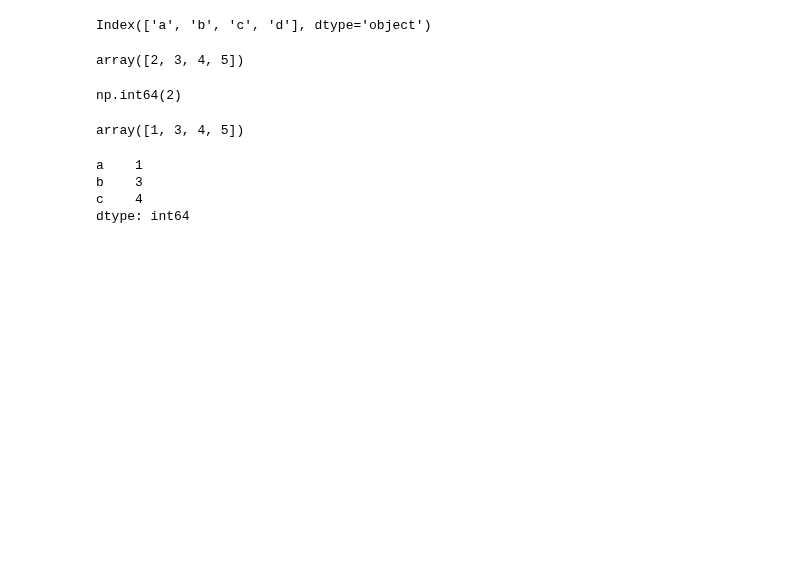
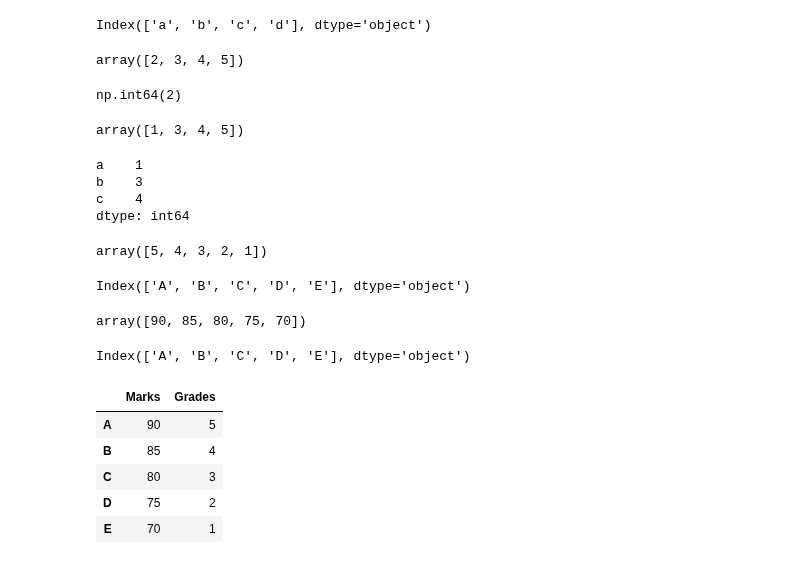
Before and after one commit to BalaSaiKoundinya5/Master-Python-Zero-to-Hero, a Jupyter notebook: Mastering Python Zero to Hero.ipynb, the cells around one changed output. Drawn from its saved outputs; the diff is of its cells as text; code cells hidden in the pictures; blank space fills up the shorter version.

```diff
--- a/Mastering Python Zero to Hero.ipynb
+++ b/Mastering Python Zero to Hero.ipynb
@@ -2244,0 +2251,16 @@ dtype: int64
+# %%
+grades.values
+# %% [output]
+array([5, 4, 3, 2, 1])
+# %%
+grades.index
+# %% [output]
+Index(['A', 'B', 'C', 'D', 'E'], dtype='object')
+# %%
+marks.values
+# %% [output]
+array([90, 85, 80, 75, 70])
+# %%
+marks.index
+# %% [output]
+Index(['A', 'B', 'C', 'D', 'E'], dtype='object')
@@ -2244,0 +2269,9 @@ dtype: int64
+# %%
+D
+# %% [output]
+|  | Marks | Grades |
+| A | 90 | 5 |
+| B | 85 | 4 |
+| C | 80 | 3 |
+| D | 75 | 2 |
+| E | 70 | 1 |
```
Also changed, not shown: parts of 23 cells of this notebook.
